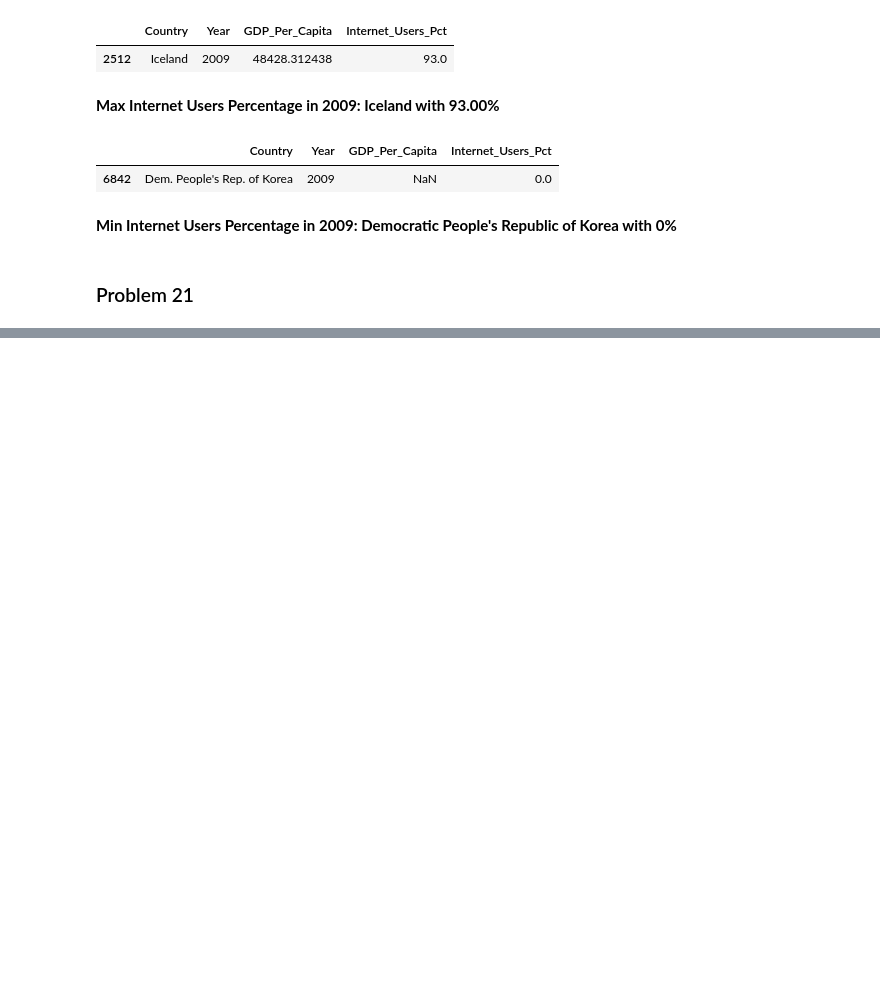
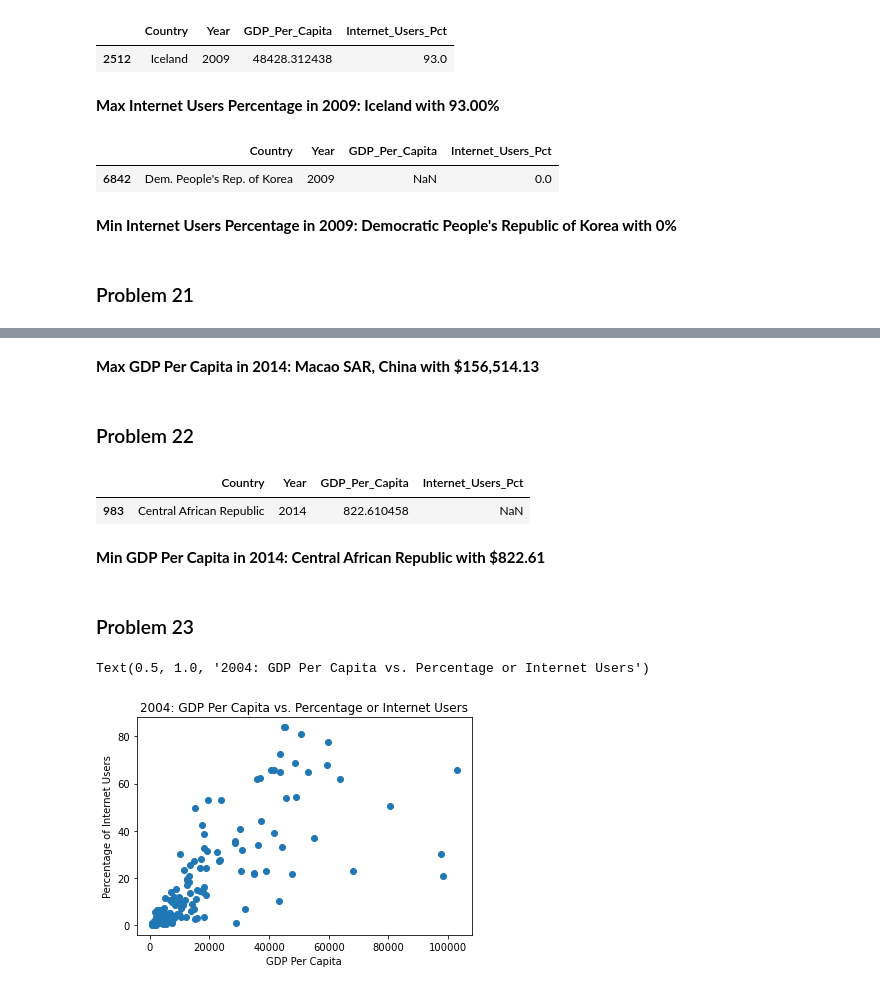
Before and after one commit to jrioross/UN_gdp_internet_python, a Jupyter notebook: notebooks/gdp_python_project_JRR.ipynb, the cells around one changed output, grey strips where cells are left out. Saved outputs shown, nothing was run; the diff lists cells and outputs as text; code cells hidden in the pictures; blank space fills up the shorter version.

Commit message:
Complete through problem 27

```diff
--- a/notebooks/gdp_python_project_JRR.ipynb
+++ b/notebooks/gdp_python_project_JRR.ipynb
@@ -294,0 +303,21 @@ gdp_int_2009[gdp_int_2009.Internet_Users_Pct == min(gdp_int_2009.Internet_Users_
+# %% [markdown]
+**Max GDP Per Capita in 2014: Macao SAR, China with \$156,514.13**
+# %% [markdown]
+### Problem 22
+# %%
+gdp_int_2014[gdp_int_2014.GDP_Per_Capita == min(gdp_int_2014.GDP_Per_Capita)]
+# %% [output]
+|  | Country | Year | GDP_Per_Capita | Internet_Users_Pct |
+| 983 | Central African Republic | 2014 | 822.610458 | NaN |
+# %% [markdown]
+**Min GDP Per Capita in 2014: Central African Republic with \$822.61**
+# %% [markdown]
+### Problem 23
+# %%
+plt.scatter(gdp_int_2004.GDP_Per_Capita, gdp_int_2004.Internet_Users_Pct)
+plt.xlabel('GDP Per Capita')
+plt.ylabel('Percentage of Internet Users')
+plt.title('2004: GDP Per Capita vs. Percentage or Internet Users')
+# %% [output]
+Text(0.5, 1.0, '2004: GDP Per Capita vs. Percentage or Internet Users')
+[figure, added]
```
Also changed, not shown: parts of 21 cells of this notebook.
